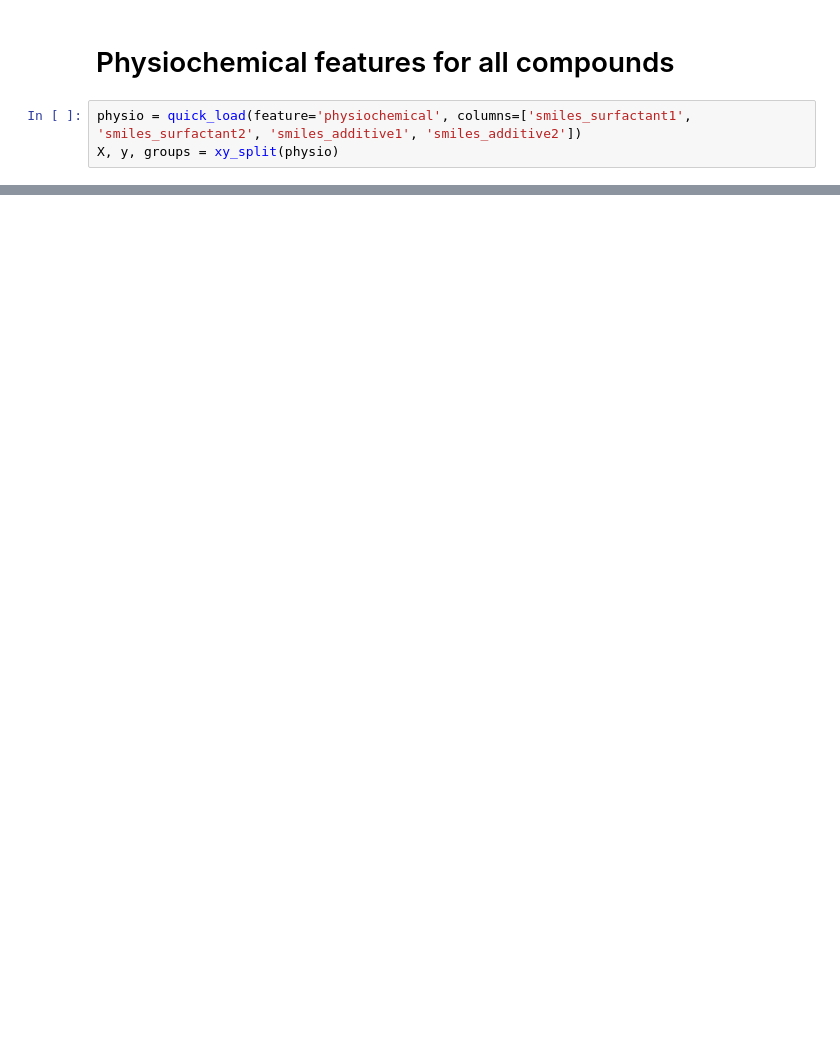
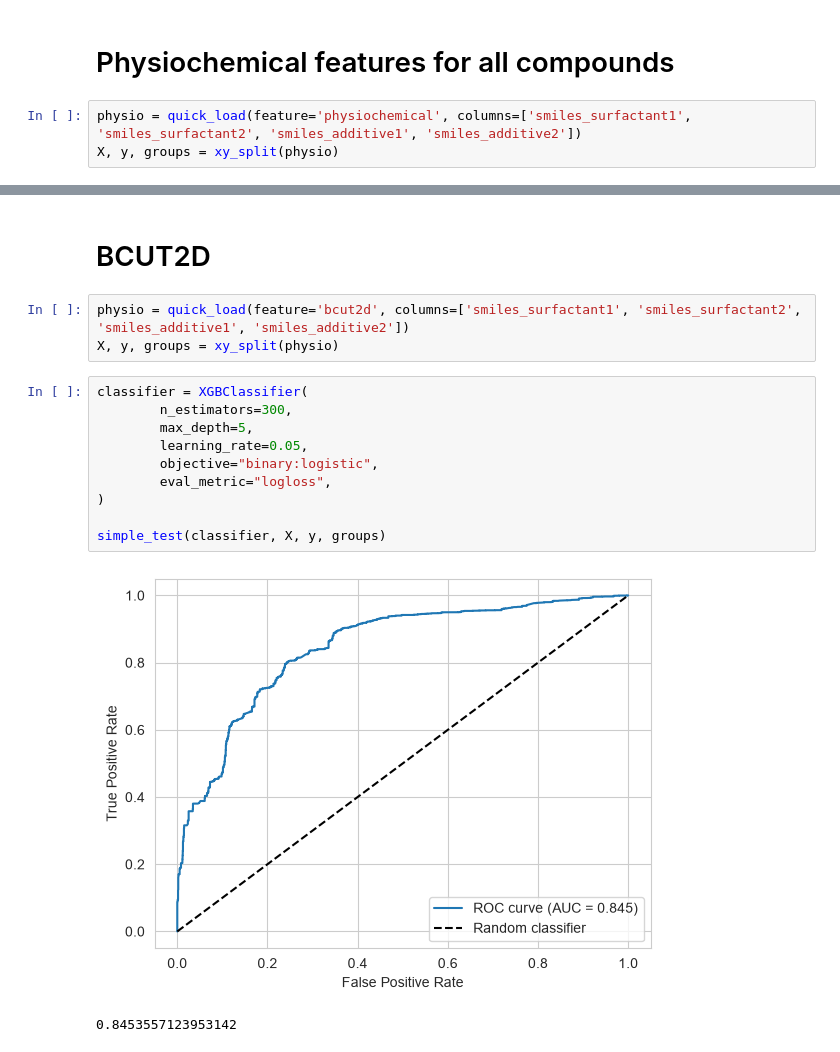
Before and after one commit to Kwietny/visco, a Jupyter notebook: classifier_tests/xgboost.ipynb, the cells around one changed output, grey strips where cells are left out. Saved outputs shown, nothing was run; the diff lists cells and outputs as text; blank space fills up the shorter version.

```diff
--- a/classifier_tests/xgboost.ipynb
+++ b/classifier_tests/xgboost.ipynb
@@ -179,0 +262,18 @@ Std:   0.0087
+# %% [markdown]
+# BCUT2D
+# %%
+physio = quick_load(feature='bcut2d', columns=['smiles_surfactant1', 'smiles_surfactant2', 'smiles_additive1', 'smiles_additive2'])
+X, y, groups = xy_split(physio)
+# %%
+classifier = XGBClassifier(
+        n_estimators=300,
+        max_depth=5,
+        learning_rate=0.05,
+        objective="binary:logistic",
+        eval_metric="logloss",
+)
+
+simple_test(classifier, X, y, groups)
+# %% [output]
+[figure, added]
+0.8453557123953142
```
Also changed, not shown: parts of 17 cells of this notebook.
